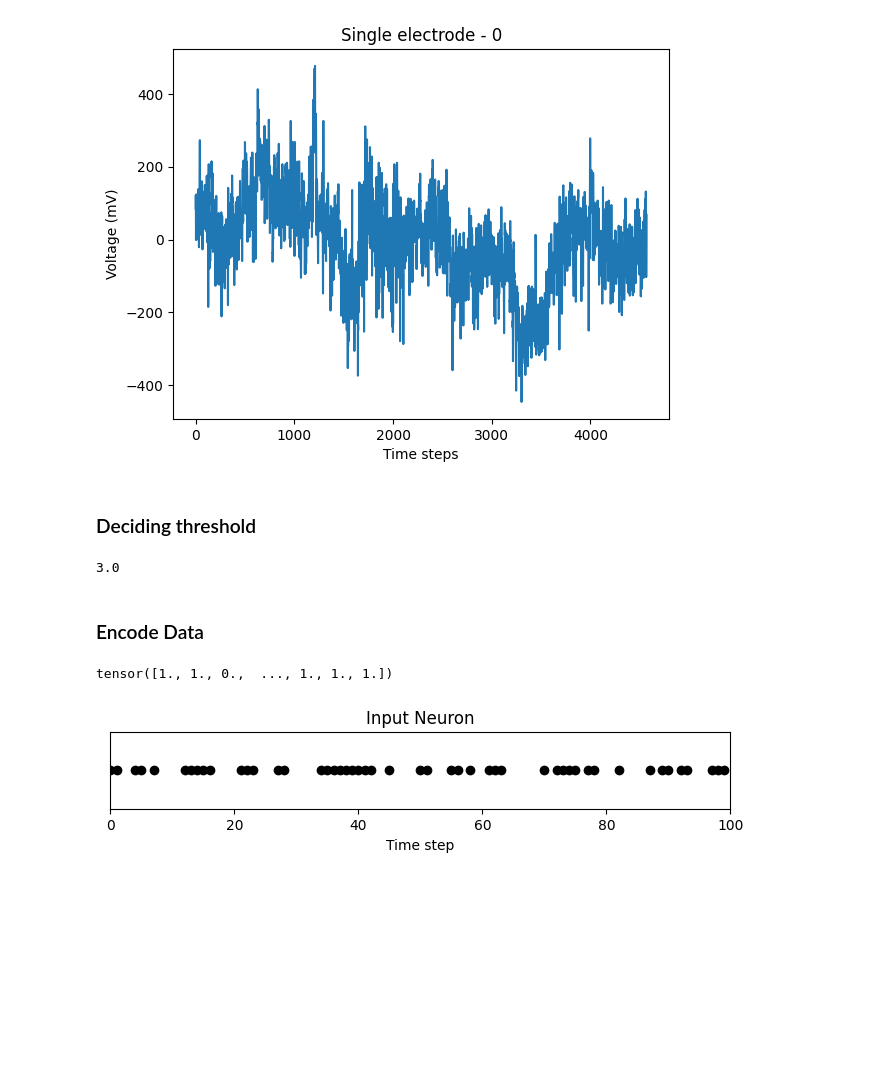
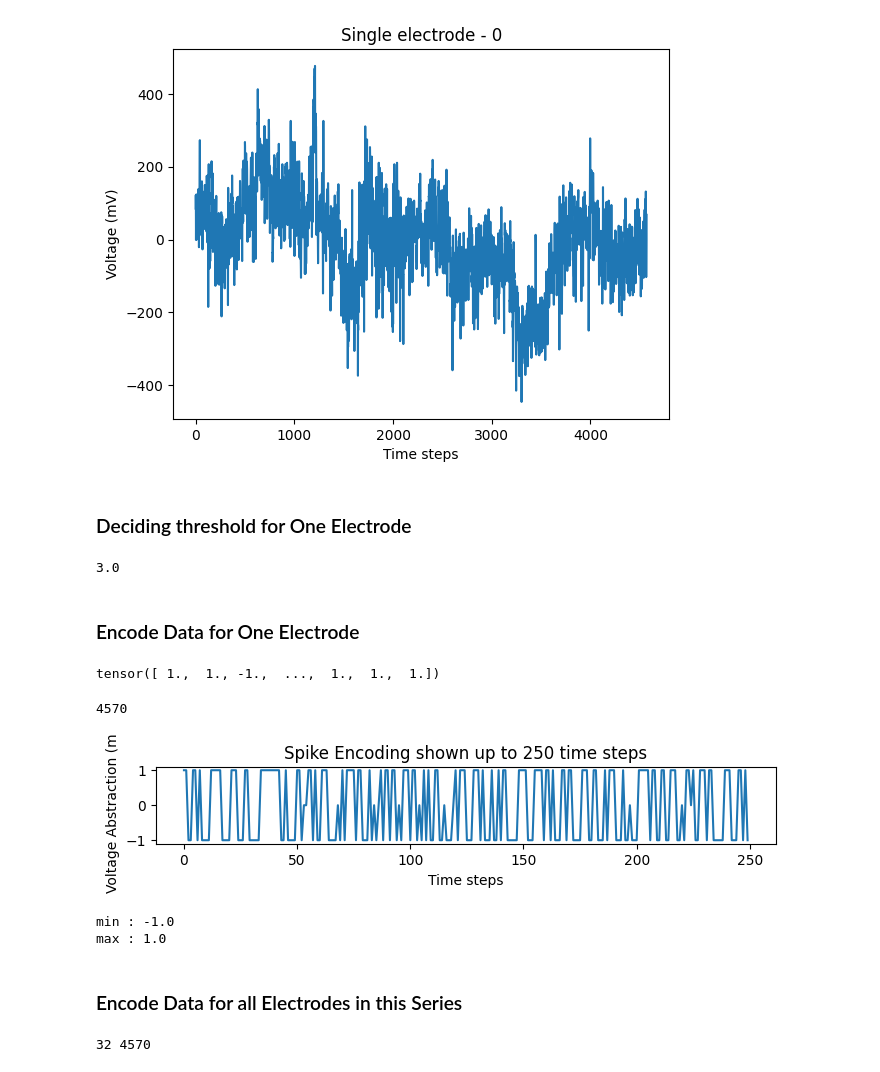
Before and after one commit to sierrajanson/cmpm118, a Jupyter notebook: encode.ipynb, the cells around one changed output. Saved outputs shown, nothing was run; the diff lists cells and outputs as text; code cells hidden in the pictures; blank space fills up the shorter version.

```diff
--- a/encode.ipynb
+++ b/encode.ipynb
@@ -89,6 +89,6 @@ plt.ylabel("Voltage (mV)")
 Text(0, 0.5, 'Voltage (mV)')
 [figure]
 # %% [markdown]
-### Deciding threshold
+### Deciding threshold for One Electrode
 # %%
 # related noise value and average
@@ -97,24 +103,37 @@ print(avg_threshold)
 # %% [output]
 3.0
 # %% [markdown]
-### Encode Data
+### Encode Data for One Electrode
 # %%
-spike_data = spikegen.delta(one_spike, threshold=avg_threshold)
+spike_data = spikegen.delta(one_spike, threshold=avg_threshold, off_spike=True)
 print(spike_data)
 # %% [output]
-tensor([1., 1., 0.,  ..., 1., 1., 1.])
+tensor([ 1.,  1., -1.,  ...,  1.,  1.,  1.])
 # %%
 fig = plt.figure(facecolor="w", figsize=(8, 1))
 ax = fig.add_subplot(111)
-splt.raster(spike_data, ax, c="black")
-plt.title("Input Neuron for first 100 time steps")
-plt.xlabel("Time step")
-plt.yticks([])
-plt.xlim(0, 100) # go up to transpose.shape[1]
+# splt.raster(spike_data, ax, c="black")
+# plt.title("Input Neuron for first 100 time steps")
+# plt.xlabel("Time step")
+# plt.yticks([])
+# plt.xlim(0, 100) # go up to transpose.shape[1]
+# plt.show()
+print(len(spike_data.numpy()))
+
+time_step = 250
+plt.title(f"Spike Encoding shown up to {time_step} time steps")
+plt.xlabel("Time steps")
+plt.ylabel("Voltage Abstraction (mV)")
+plt.plot(spike_data.numpy()[:time_step])
 plt.show()
 # %% [output]
+4570
-[figure, old version]
+[figure, new version]
 # %%
-# print("min :", np.min(spike_data.array))
-# print("max :", np.max(spike_data.array))
-# help(spike_data)
+print("min :", np.min(spike_data.numpy()))
+print("max :", np.max(spike_data.numpy()))
+# %% [output]
+min : -1.0
+max : 1.0
+# %% [markdown]
+### Encode Data for all Electrodes in this Series
@@ -120,0 +148,4 @@ plt.show()
+# %%
+print(len(all_encoded_series), len(all_encoded_series[0]))
+# %% [output]
+32 4570
```
Also changed, not shown: parts of 5 cells of this notebook, 1 other file.
